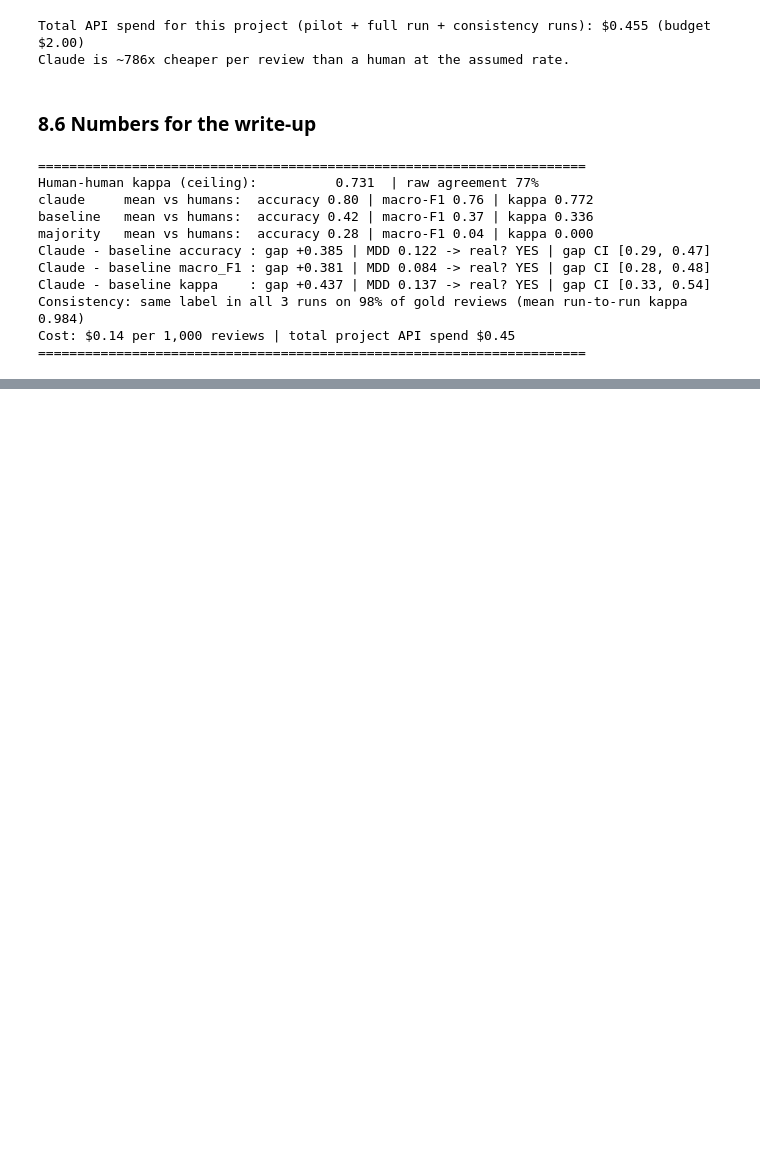
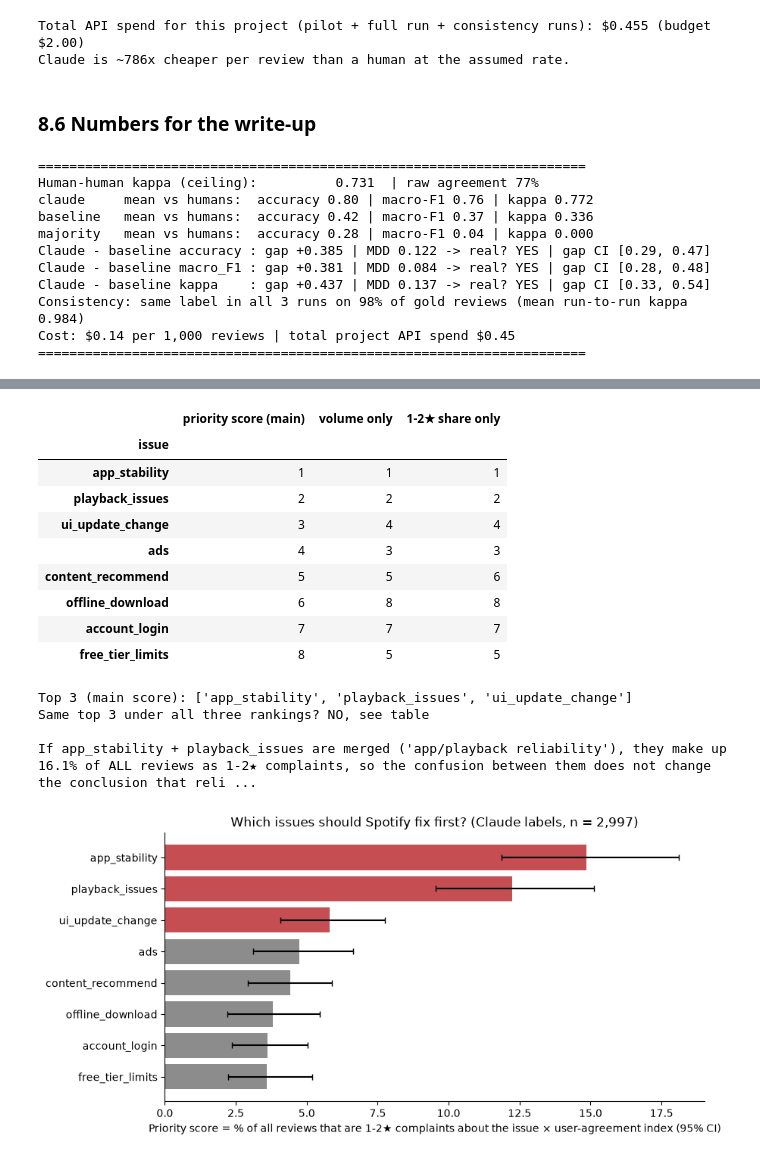
Before and after one commit to morghendy12/spotify_reviews_project, a Jupyter notebook: notebooks/spotify_review_triage.ipynb, the cells around one changed output, grey strips where cells are left out. Saved outputs shown, nothing was run; the diff lists cells and outputs as text; code cells hidden in the pictures; blank space fills up the shorter version.

```diff
--- a/notebooks/spotify_review_triage.ipynb
+++ b/notebooks/spotify_review_triage.ipynb
@@ -1284,0 +1367,44 @@ Cost: $0.14 per 1,000 reviews | total project API spend $0.45
+# %%
+# Robustness: do the top 3 change if we rank a simpler way?
+alt = pd.DataFrame({
+    "priority score (main)": base_tab.loc[ISSUES, "priority_score"].rank(ascending=False),
+    "volume only": base_tab.loc[ISSUES, "volume_%"].rank(ascending=False),
+    "1-2★ share only": base_tab.loc[ISSUES, "neg_share_%"].rank(ascending=False),
+}).astype(int).sort_values("priority score (main)")
+display(alt)
+top3 = list(rank.index[:3])
+same = all(set(alt[c].nsmallest(3).index) == set(top3) for c in alt.columns)
+print(f"Top 3 (main score): {top3}")
+print(f"Same top 3 under all three rankings? {'YES' if same else 'NO, see table'}")
+
+# Measurement-error check: Claude (and humans) confuse app_stability with playback_issues (Section 8).
+combined = base_tab.loc[["app_stability", "playback_issues"], "neg_share_%"].sum()
+print(f"\nIf app_stability + playback_issues are merged ('app/playback reliability'), they make up {combined:.1f}% of ALL reviews "
+      f"as 1-2★ complaints, so the confusion between them does not change the conclusion that reliability is a top problem.")
+
+fig, ax = plt.subplots(figsize=(9, 4.5))
+r = rank.sort_values("priority_score")
+lo_e = r["priority_score"] - ci["priority_score"].reindex(r.index)["lo"]
+hi_e = ci["priority_score"].reindex(r.index)["hi"] - r["priority_score"]
+colors = ["#C44E52" if k in top3 else "#8C8C8C" for k in r.index]
+ax.barh(r.index, r["priority_score"], xerr=[lo_e, hi_e], color=colors, capsize=3)
+ax.set_xlabel("Priority score = % of all reviews that are 1-2★ complaints about the issue × user-agreement index (95% CI)")
+ax.set_title("Which issues should Spotify fix first? (Claude labels, n = 2,997)")
+ax.spines[["top", "right"]].set_visible(False)
+plt.tight_layout(); plt.savefig(FIG / "issue_priority.png", dpi=150); plt.show()
+# %% [output]
+|  | priority score (main) | volume only | 1-2★ share only |
+| issue |  |  |  |
+| app_stability | 1 | 1 | 1 |
+| playback_issues | 2 | 2 | 2 |
+| ui_update_change | 3 | 4 | 4 |
+| ads | 4 | 3 | 3 |
+| content_recommend | 5 | 5 | 6 |
+| offline_download | 6 | 8 | 8 |
+| account_login | 7 | 7 | 7 |
+| free_tier_limits | 8 | 5 | 5 |
+Top 3 (main score): ['app_stability', 'playback_issues', 'ui_update_change']
+Same top 3 under all three rankings? NO, see table
+
+If app_stability + playback_issues are merged ('app/playback reliability'), they make up 16.1% of ALL reviews as 1-2★ complaints, so the confusion between them does not change the conclusion that reli ...
+[figure, added]
```
Also changed, not shown: parts of 26 cells of this notebook, 8 other files.
